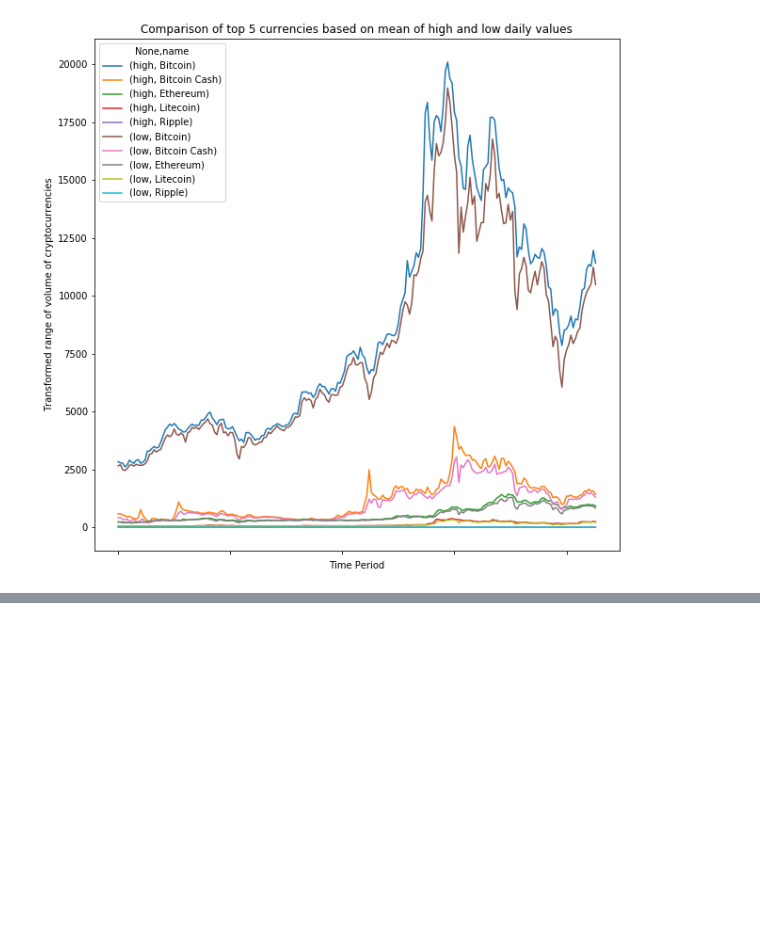
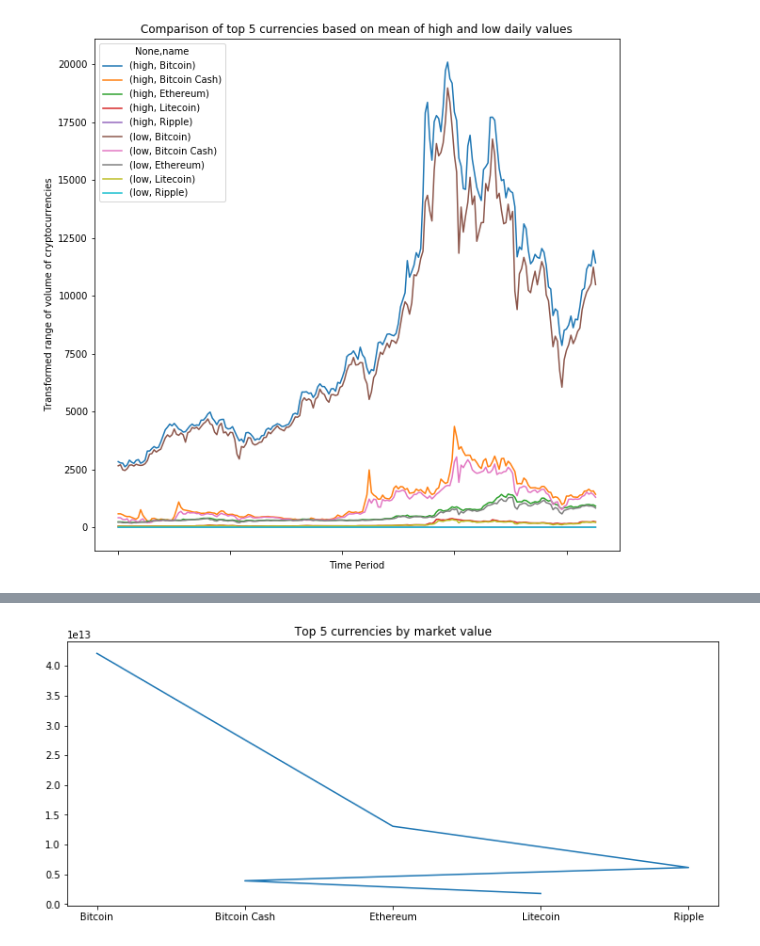
Before and after one commit to sabbirahmad/cryptocurrency-analysis, a Jupyter notebook: LineGraphAnalysis.ipynb, the cells around one changed output, grey strips where cells are left out. Cells and saved outputs as stored; diff of their text form; code cells hidden in the pictures; blank space fills up the shorter version.

```diff
--- a/LineGraphAnalysis.ipynb
+++ b/LineGraphAnalysis.ipynb
@@ -265,0 +377,5 @@ plt.show()
+# %%
+top5currenciesByMarket = topKCurrenciesByAttribute(5,'market')
+topKCurrenciesByAttributeGraph(top5currenciesByMarket, 'Top 5 currencies by market value')
+# %% [output]
+[figure, added]
```
Also changed, not shown: parts of 20 cells of this notebook.
